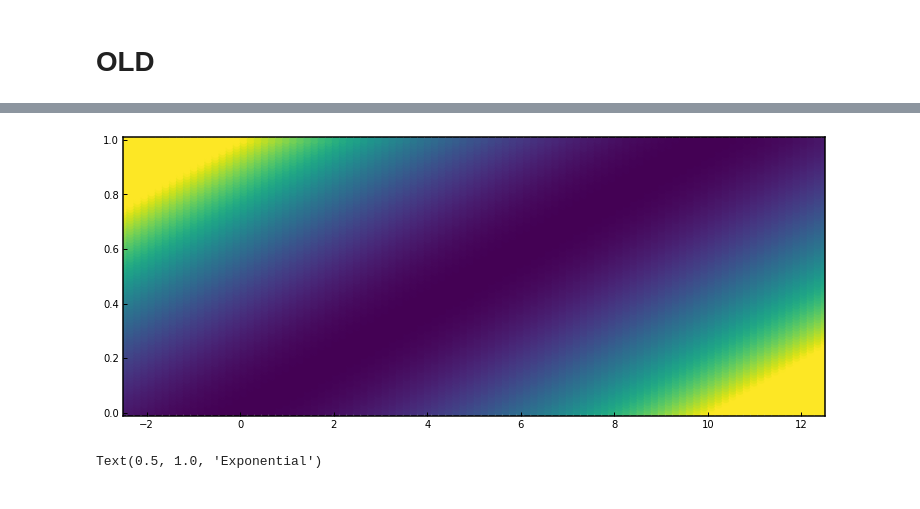
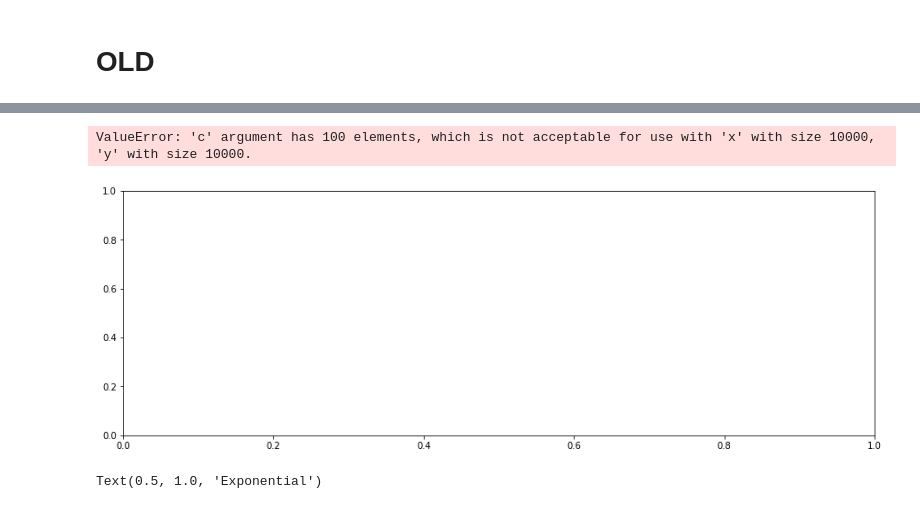
Before and after one commit to dfhahn/ConveyorBelt, a Jupyter notebook: examples/examplePotential1D.ipynb, the cells around one changed output, grey strips where cells are left out. Saved outputs shown, nothing was run; the diff lists cells and outputs as text; code cells hidden in the pictures.

```diff
--- a/examples/examplePotential1D.ipynb
+++ b/examples/examplePotential1D.ipynb
@@ -66,11 +43,17 @@ import src.system as system1D
 # %%
-pot_stretch = pot.pertHarmonicOsc1D()
-pot_lin_strech = pot.linCoupledHosc(ha=pot.harmonicOsc1D(fc=1.0, x_shift=0.0), hb=pot.harmonicOsc1D(fc=11.0, x_shift=0.0))
-pot_exp_strech = pot.expCoupledHosc(ha=pot.harmonicOsc1D(fc=1.0, x_shift=0.0), hb=pot.harmonicOsc1D(fc=11.0, x_shift=0.0), s=0.025, temp=300.0)
+pot_stretch = pertHarmonicOsc1D()
+pot_lin_strech = linCoupledHosc(ha=harmonicOsc1D(fc=1.0, x_shift=0.0), hb=harmonicOsc1D(fc=11.0, x_shift=0.0))
+pot_exp_strech = expCoupledHosc(ha=harmonicOsc1D(fc=1.0, x_shift=0.0), hb=harmonicOsc1D(fc=11.0, x_shift=0.0), s=0.025, temp=300.0)
 # %%
 x=np.linspace(-10, 10, 100)
 lam=np.linspace(0,1,100)
 xx, ll = np.meshgrid(x, lam)
+
+energy_map = []
+for y in lam:
+    pot_lin_strech.set_lam(y)
+    row = pot_lin_strech.ene([pos for pos in x])
+    energy_map.append(row)
 # %%
 fig = plt.figure(figsize=(15,5))
 ax1 = fig.add_axes([0.05, 0.05, 0.4, 0.9])
@@ -93,10 +81,19 @@ NameError: name 'plt' is not defined
 # %%
-pot_x_shift=pot.pertHarmonicOsc1D(fc=1.0, alpha=0.0, gamma=10.0)
+pot_x_shift=pertHarmonicOsc1D(fc=1.0, alpha=0.0, gamma=10.0)
 x=np.linspace(-2.5, 12.5, 100)
 lam=np.linspace(0,1,100)
 xx, ll = np.meshgrid(x, lam)
 fig = plt.figure(figsize=(15,5))
-surf = fig.gca().scatter(xx, ll, c=pot_x_shift.ene(ll, xx), cmap=cm.viridis, vmin=0, vmax=50, s=40, edgecolors='face')
+
+energy_map2 = []
+for x,y in zip(xx, ll):
+    pot_lin_strech.set_lam(y)
+    row = pot_x_shift.ene(list(xx))
+    energy_map2.append(row)
+
+
+surf = fig.gca().scatter(xx, ll, c=energy_map2, cmap=cm.viridis, vmin=0, vmax=50, s=40, edgecolors='face')
 # %% [output]
+ValueError: 'c' argument has 100 elements, which is not acceptable for use with 'x' with size 10000, 'y' with size 10000.
-[figure, old version]
+[figure, new version]
 # %%
```
Also changed, not shown: parts of 5 cells of this notebook, 5 other files.
